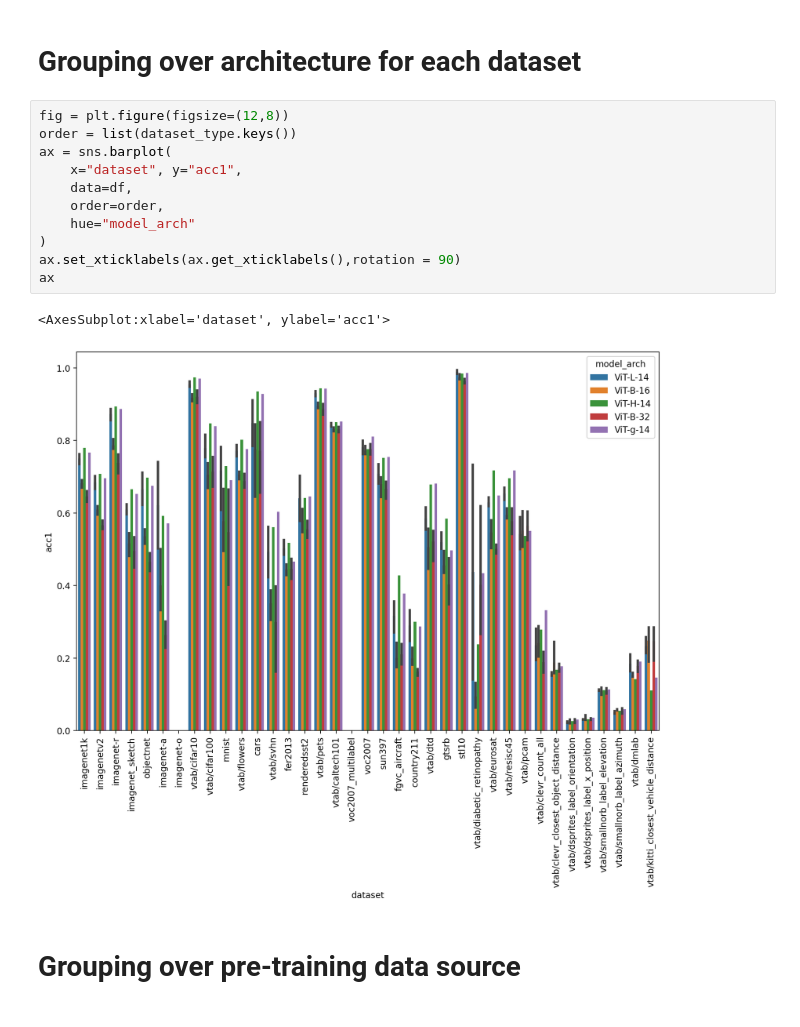
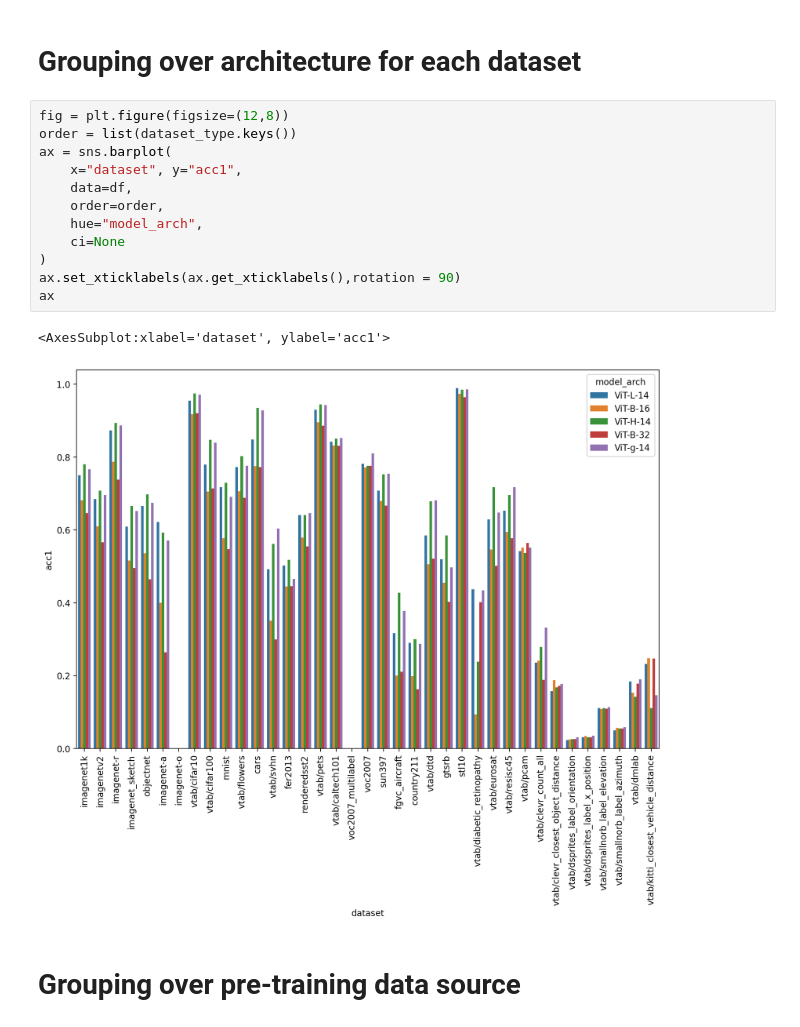
Before and after one commit to LAION-AI/CLIP_benchmark, a Jupyter notebook: benchmark/results.ipynb, the cells around one changed output. Cells and saved outputs as stored; diff of their text form.

```diff
--- a/benchmark/results.ipynb
+++ b/benchmark/results.ipynb
@@ -74,17 +87,18 @@ ax
 # %%
 fig = plt.figure(figsize=(12,8))
 order = list(dataset_type.keys())
 ax = sns.barplot(
     x="dataset", y="acc1",
     data=df,
     order=order,
-    hue="model_arch"
+    hue="model_arch",
+    ci=None
 )
 ax.set_xticklabels(ax.get_xticklabels(),rotation = 90)
 ax
 # %% [output]
 <AxesSubplot:xlabel='dataset', ylabel='acc1'>
-[figure, old version]
+[figure, new version]
 # %% [markdown]
 # Grouping over pre-training data source
 # %%
```
Also changed, not shown: parts of 3 cells of this notebook.
